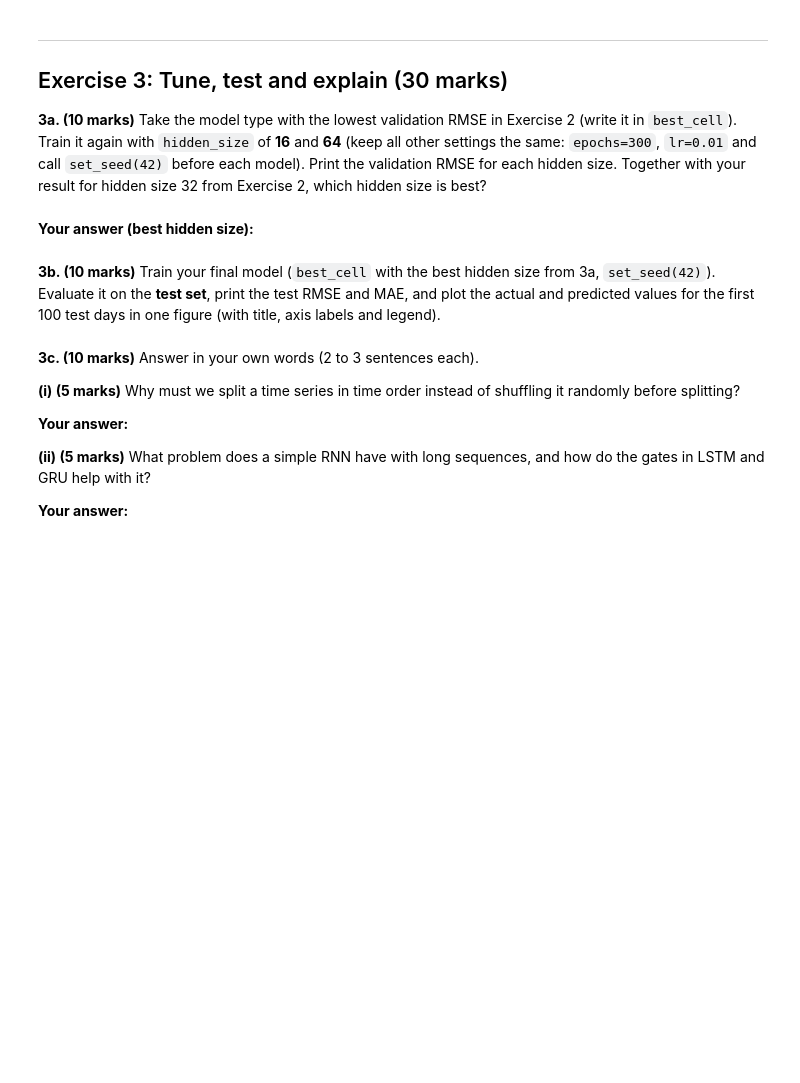
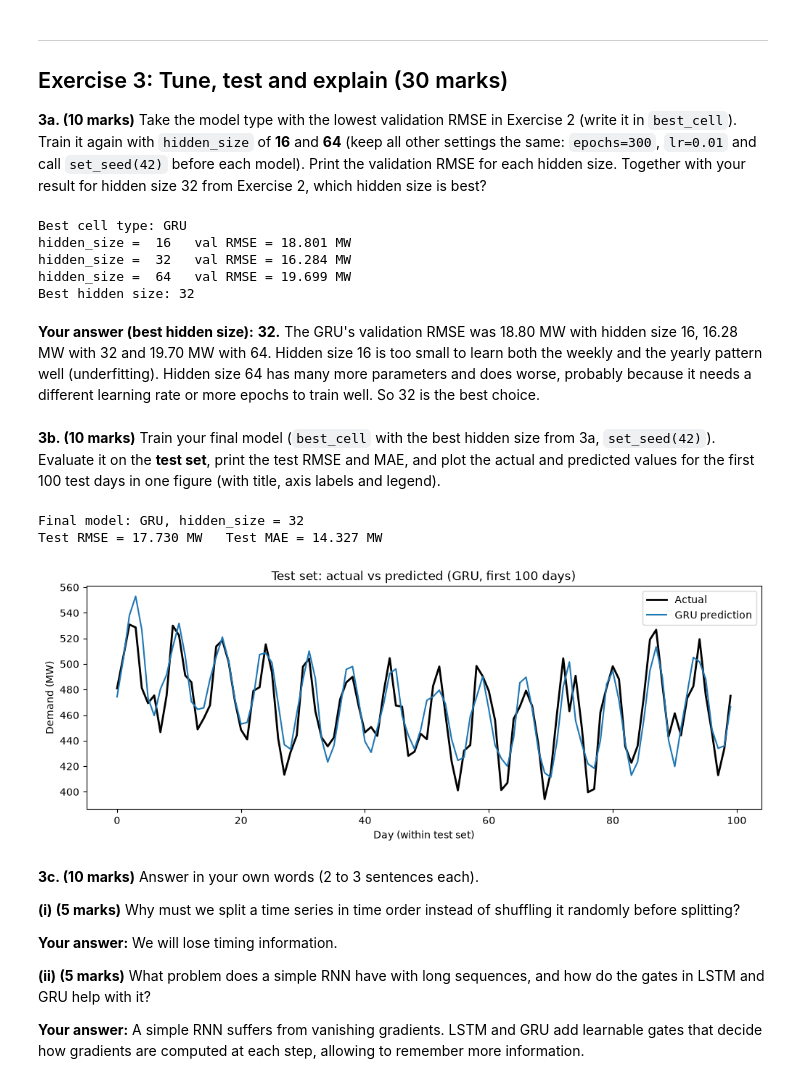
Before and after one commit to Voldemat/deep-learning, a Jupyter notebook: 10-rnn-lstm-gru/notebook.ipynb, the cells around one changed output. Drawn from its saved outputs; the diff is of its cells as text; code cells hidden in the pictures; blank space fills up the shorter version.

```diff
--- a/10-rnn-lstm-gru/notebook.ipynb
+++ b/10-rnn-lstm-gru/notebook.ipynb
@@ -1125,23 +1114,62 @@ plt.show()
 
 **3a. (10 marks)** Take the model type with the lowest validation RMSE in Exercise 2 (write it in `best_cell`). Train it again with `hidden_size` of **16** and **64** (keep all other settings the same: `epochs=300`, `lr=0.01` and call `set_seed(42)` before each model). Print the validation RMSE for each hidden size. Together with your result for hidden size 32 from Exercise 2, which hidden size is best?
 # %%
-best_cell = None  # YOUR CODE HERE, for example "GRU"
+best_cell = min(val_rmse, key=val_rmse.get)  # model type with lowest val RMSE
+print("Best cell type:", best_cell)
 
-# YOUR CODE HERE
+hidden_rmse = {32: val_rmse[best_cell]}  # hidden size 32 from Exercise 2
+for hidden in [16, 64]:
+    set_seed(42)
+    model = Forecaster(best_cell, hidden_size=hidden)
+    train_model(model, X_train, y_train, epochs=300, lr=0.01)
+    _, _, rmse, _ = evaluate(model, X_val, y_val, data_min, data_max)
+    hidden_rmse[hidden] = rmse
+
+for hidden in sorted(hidden_rmse):
+    print(f"hidden_size = {hidden:3d}   val RMSE = {hidden_rmse[hidden]:.3f} MW")
+
+best_hidden = min(hidden_rmse, key=hidden_rmse.get)
+print("Best hidden size:", best_hidden)
+# %% [output]
+Best cell type: GRU
+hidden_size =  16   val RMSE = 18.801 MW
+hidden_size =  32   val RMSE = 16.284 MW
+hidden_size =  64   val RMSE = 19.699 MW
+Best hidden size: 32
 # %% [markdown]
-**Your answer (best hidden size):**
+**Your answer (best hidden size):** **32.** The GRU's validation RMSE was 18.80 MW with hidden size 16, 16.28 MW with 32 and 19.70 MW with 64. Hidden size 16 is too small to learn both the weekly and the yearly pattern well (underfitting). Hidden size 64 has many more parameters and does worse, probably because it needs a different learning rate or more epochs to train well. So 32 is the best choice.
 # %% [markdown]
 **3b. (10 marks)** Train your final model (`best_cell` with the best hidden size from 3a, `set_seed(42)`). Evaluate it on the **test set**, print the test RMSE and MAE, and plot the actual and predicted values for the first 100 test days in one figure (with title, axis labels and legend).
 # %%
-# YOUR CODE HERE
+set_seed(42)
+final_model = Forecaster(best_cell, hidden_size=best_hidden)
+train_model(final_model, X_train, y_train, epochs=300, lr=0.01)
+
+test_pred, test_true, test_rmse, test_mae = evaluate(
+    final_model, X_test, y_test, data_min, data_max
+)
+print(f"Final model: {best_cell}, hidden_size = {best_hidden}")
+print(f"Test RMSE = {test_rmse:.3f} MW   Test MAE = {test_mae:.3f} MW")
+
+days = 100
+plt.plot(test_true[:days], label="Actual", color="black", linewidth=2)
+plt.plot(test_pred[:days], label=f"{best_cell} prediction")
+plt.title(f"Test set: actual vs predicted ({best_cell}, first {days} days)")
+plt.xlabel("Day (within test set)")
+plt.ylabel("Demand (MW)")
+plt.legend()
+plt.show()
+# %% [output]
+Final model: GRU, hidden_size = 32
+Test RMSE = 17.730 MW   Test MAE = 14.327 MW
+[figure, added]
 # %% [markdown]
 **3c. (10 marks)** Answer in your own words (2 to 3 sentences each).
 
 **(i) (5 marks)** Why must we split a time series in time order instead of shuffling it randomly before splitting?
 
-**Your answer:**
-
+**Your answer:** We will lose timing information.
 
 **(ii) (5 marks)** What problem does a simple RNN have with long sequences, and how do the gates in LSTM and GRU help with it?
 
-**Your answer:**
+**Your answer:** A simple RNN suffers from vanishing gradients. LSTM and GRU add learnable gates that decide how gradients are computed at each step, allowing to remember more information.
```
Also changed, not shown: parts of 10 cells of this notebook.
